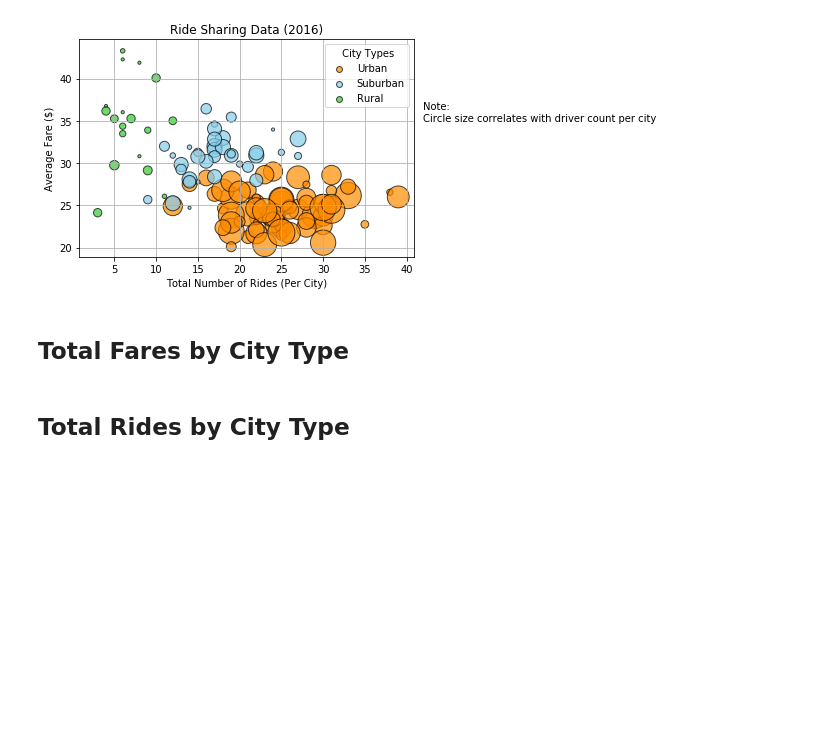
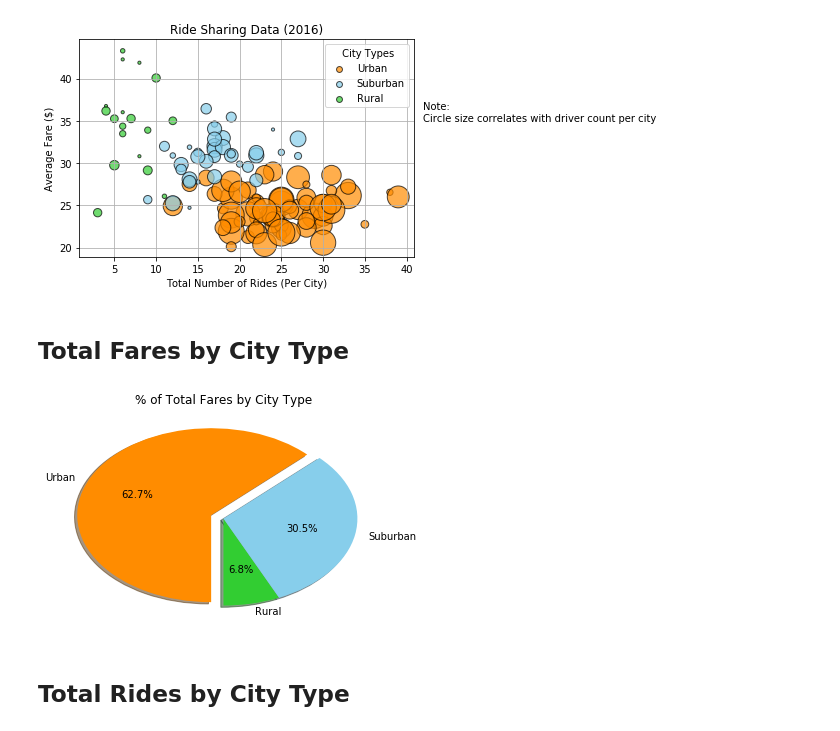
Before and after one commit to kychien/Rideshare_Analysis, a Jupyter notebook: rideshare_plot.ipynb, the cells around one changed output. Saved outputs shown, nothing was run; the diff lists cells and outputs as text; code cells hidden in the pictures; blank space fills up the shorter version.

Commit message:
Add files via upload
20180914 - Coded a function to automatically an explode list for a pie chart based on the largest values in list.  Charted the Fares by City Type.

```diff
--- a/rideshare_plot.ipynb
+++ b/rideshare_plot.ipynb
@@ -126,0 +121,40 @@ plt.close()
+# %%
+# Function to create a list for exploding the largest value in a series
+def explode_largest(data, amount):
+    size = len(data)
+    high = max(data)
+    count = data.count(high)
+    found = 0
+    result = [0.] * size
+
+    for i in range(count):
+        temp = data.index(high, found, size)
+        result[temp] = amount
+        found = temp+1
+    return result
+# %%
+# Group data by types for the following 3 charts
+type_grp = raw_merge.groupby("type")
+type_fares = pd.DataFrame(type_grp["fare"].sum())
+total_fares = raw_merge["fare"].sum()
+
+# Calculate Type Percents
+type_fares["fare_pct"] = type_fares/total_fares
+slices = type_fares["fare_pct"].tolist()
+colors = ["limegreen", "skyblue", "darkorange"]
+
+# Build Pie Chart
+fares_pie = plt.pie(slices,
+                    labels=type_fares.index.tolist(),
+                    autopct="%1.1f%%",
+                    explode=explode_largest(slices, .1),
+                    colors=colors,
+                    shadow=True,
+                    startangle=270
+                   )
+plt.title("% of Total Fares by City Type")
+
+# Save Figure
+plt.show()
+# %% [output]
+[figure, added]
```
Also changed, not shown: parts of 4 cells of this notebook.
